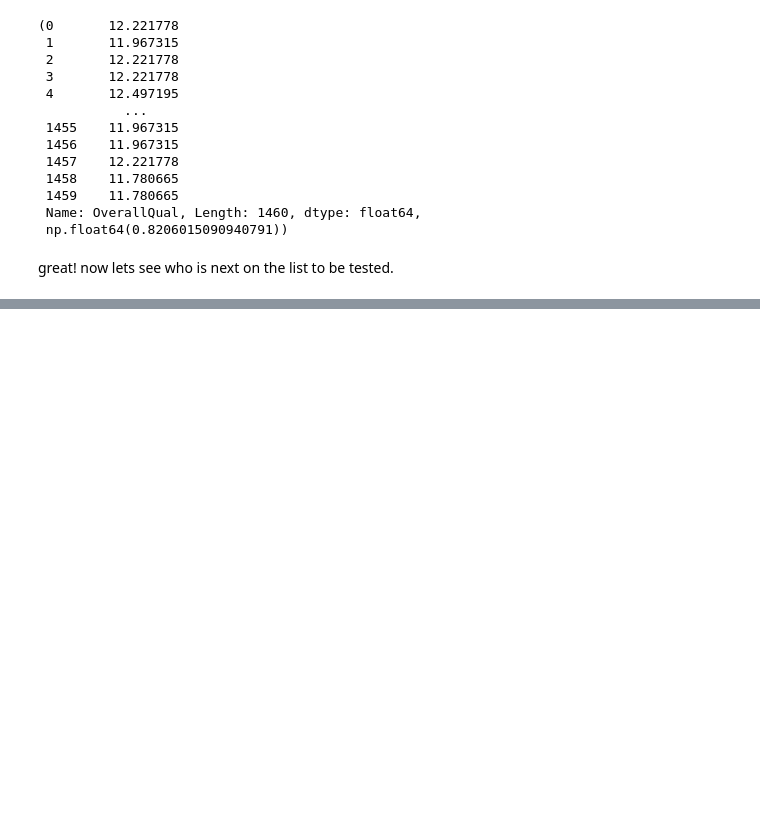
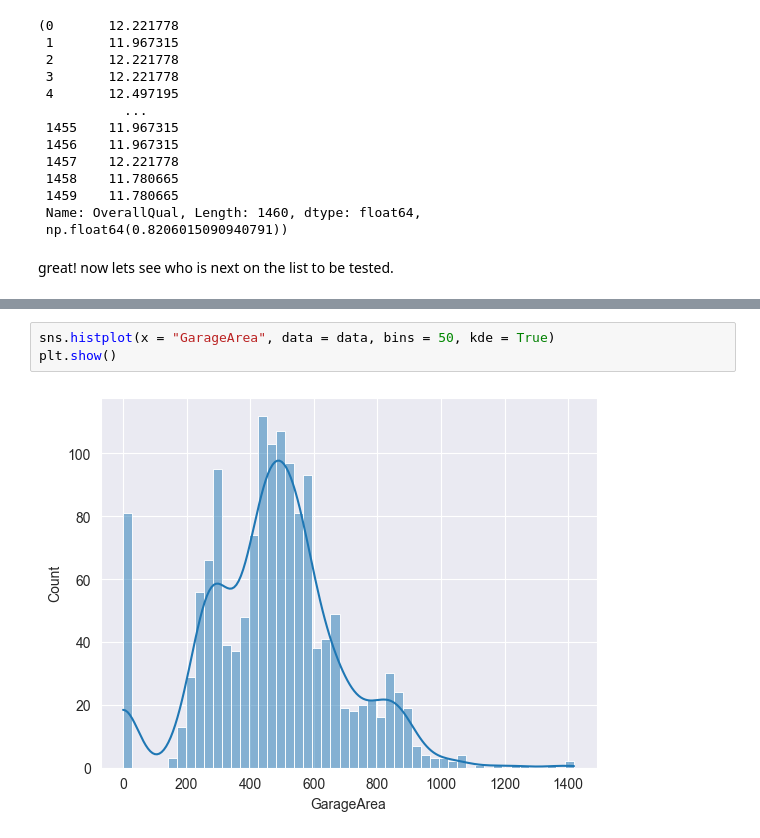
Before and after one commit to indian-coder-aarush/Learning, a Jupyter notebook: HousePriceEDA.ipynb, the cells around one changed output, grey strips where cells are left out. Saved outputs shown, nothing was run; the diff lists cells and outputs as text; blank space fills up the shorter version.

```diff
--- a/HousePriceEDA.ipynb
+++ b/HousePriceEDA.ipynb
@@ -194,0 +195,5 @@ plt.show()
+# %%
+sns.histplot(x = "GarageArea", data = data, bins = 50, kde = True)
+plt.show()
+# %% [output]
+[figure, added]
```
Also changed, not shown: parts of 4 cells of this notebook.
